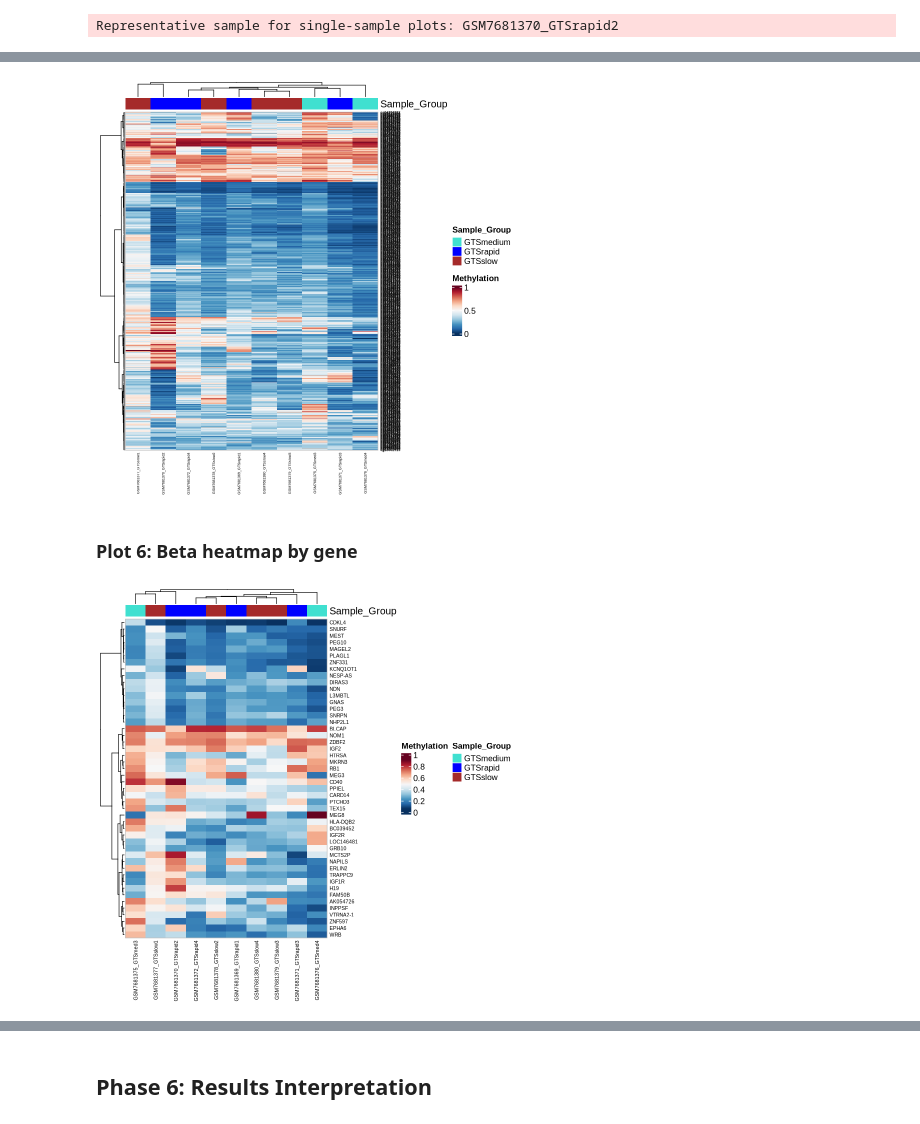
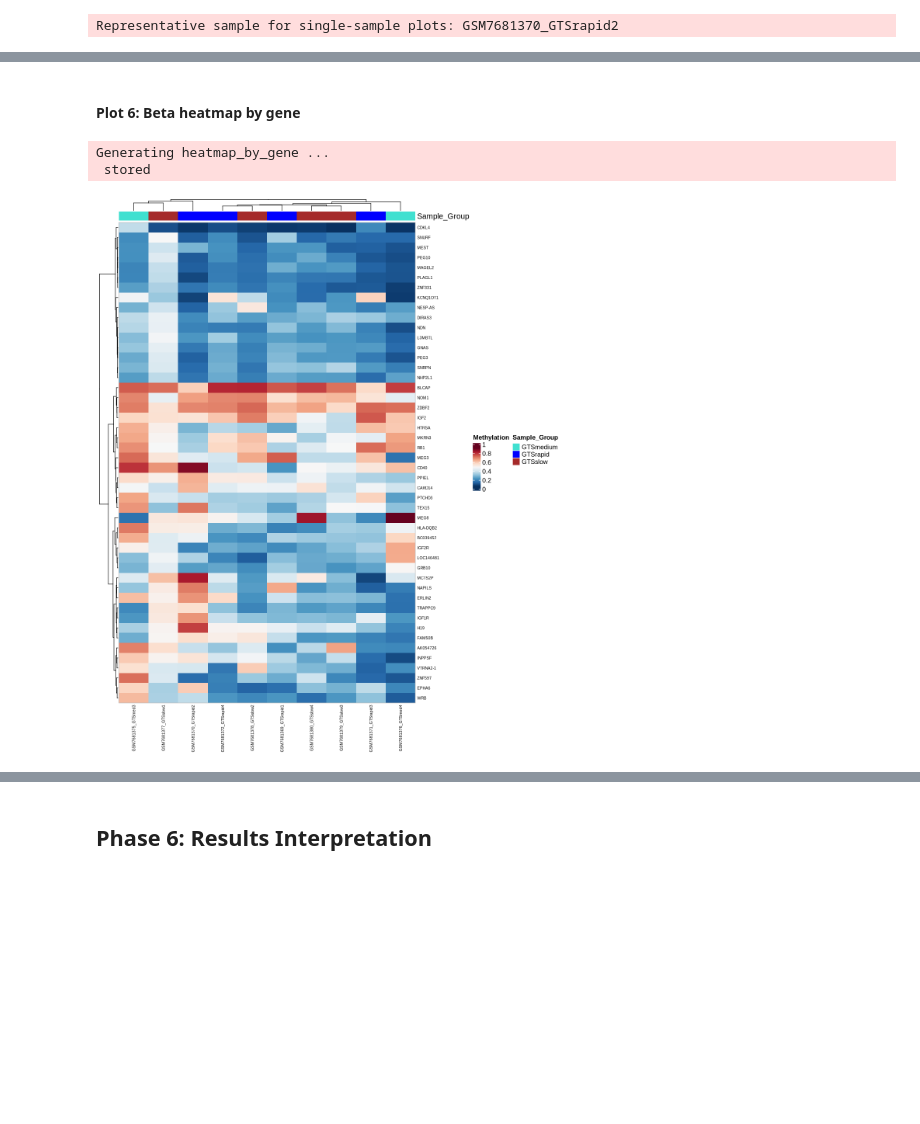
Before and after one commit to hongjianjin/imprintomeR, a Jupyter notebook: vignettes/GSE240091.ipynb, the cells around one changed output, grey strips where cells are left out. Drawn from its saved outputs; the diff is of its cells as text; code cells hidden in the pictures; blank space fills up the shorter version.

```diff
--- a/vignettes/GSE240091.ipynb
+++ b/vignettes/GSE240091.ipynb
@@ -621,3 +593,13 @@ sample_id_1 <- colnames(beta(x))[2]
 message("Representative sample for single-sample plots: ", sample_id_1)
 # %% [output]
 Representative sample for single-sample plots: GSM7681370_GTSrapid2
+# %%
+x <- runImprintomeVisualizations(
+  x,
+  probeset = "selected",
+  sample_id = sample_id_1,
+  prefix = "GSE240091",
+  store_plots = TRUE,
+  save_plots = FALSE,
+  verbose = TRUE
+)
@@ -652,8 +727,13 @@ print(p_beeswarm_origin)
 # %%
-p_mirror <- plot(
+x <- runImprintomeVisualizations(
   x,
-  plot_type = "mirror_density",
+  plot_types = "mirror_density",
   probeset = "selected",
-  outFile = NULL
+  prefix = "GSE240091_mirror_density",
+  store_plots = TRUE,
+  save_plots = FALSE,
+  verbose = TRUE
 )
+options(repr.plot.width = 10, repr.plot.height = 6)
+print(plots(x)[["mirror_density.selected"]])
 # %% [output]
@@ -709,9 +765,14 @@ NULL
 # %%
-p_heatmap <- plot(
+x <- runImprintomeVisualizations(
   x,
-  plot_type = "heatmap_by_probe",
+  plot_types = "heatmap_by_probe",
   probeset = "selected",
   SAMPLEID = "Sample_Name",
   annoColumn = "Sample_Group",
-  outFile = NULL
+  prefix = "GSE240091_heatmap_by_probe",
+  store_plots = TRUE,
+  save_plots = FALSE,
+  verbose = TRUE
 )
+options(repr.plot.width = 10, repr.plot.height = 8)
+print(plots(x)[["heatmap.selected"]])
@@ -718,20 +783,22 @@ p_heatmap <- plot(
-# %%
-draw(p_heatmap, merge_legend = TRUE)
-# %% [output]
-[figure, removed]
 # %% [markdown]
-### Plot 6: Beta heatmap by gene
+#### Plot 6: Beta heatmap by gene
 # %%
-p_heatmap_by_gene <- plot(
+x <- runImprintomeVisualizations(
   x,
-  plot_type = "heatmap_by_gene",
+  plot_types = "heatmap_by_gene",
   probeset = "selected",
   SAMPLEID = "Sample_Name",
   annoColumn = "Sample_Group",
   clusterRows = TRUE,
   clusterColumns = TRUE,
-  outFile = NULL
+  prefix = "GSE240091_heatmap_by_gene",
+  store_plots = TRUE,
+  save_plots = FALSE,
+  verbose = TRUE
 )
-print(p_heatmap_by_gene)
+options(repr.plot.width = 10, repr.plot.height = 12)
+print(plots(x)[["heatmap_by_gene.selected"]])
 # %% [output]
+Generating heatmap_by_gene ...
+ stored
-[figure, old version]
+[figure, new version]
```
Also changed, not shown: parts of 38 cells of this notebook.
